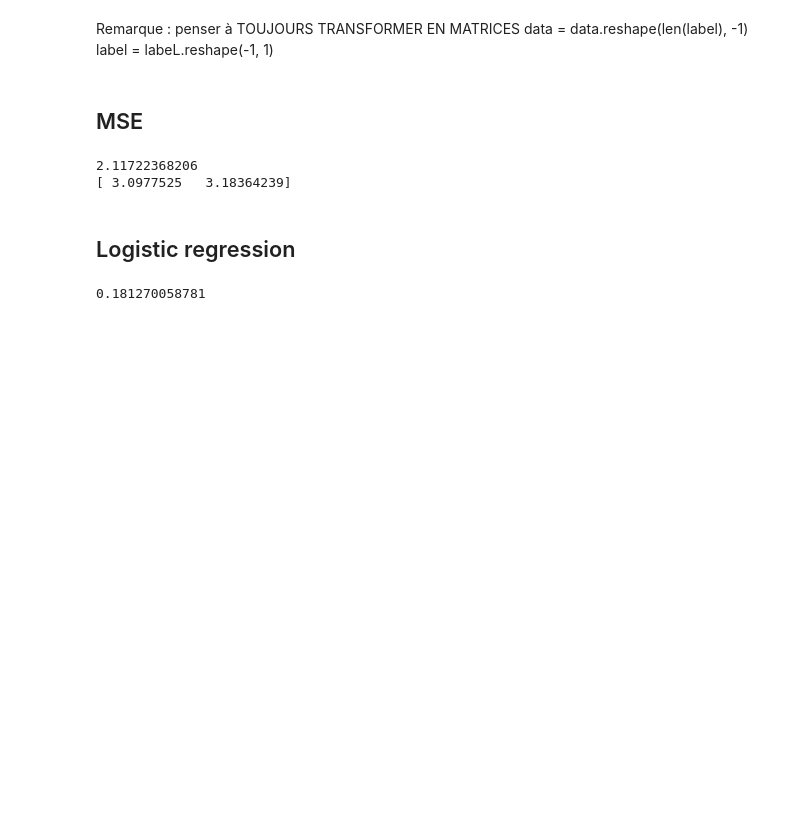
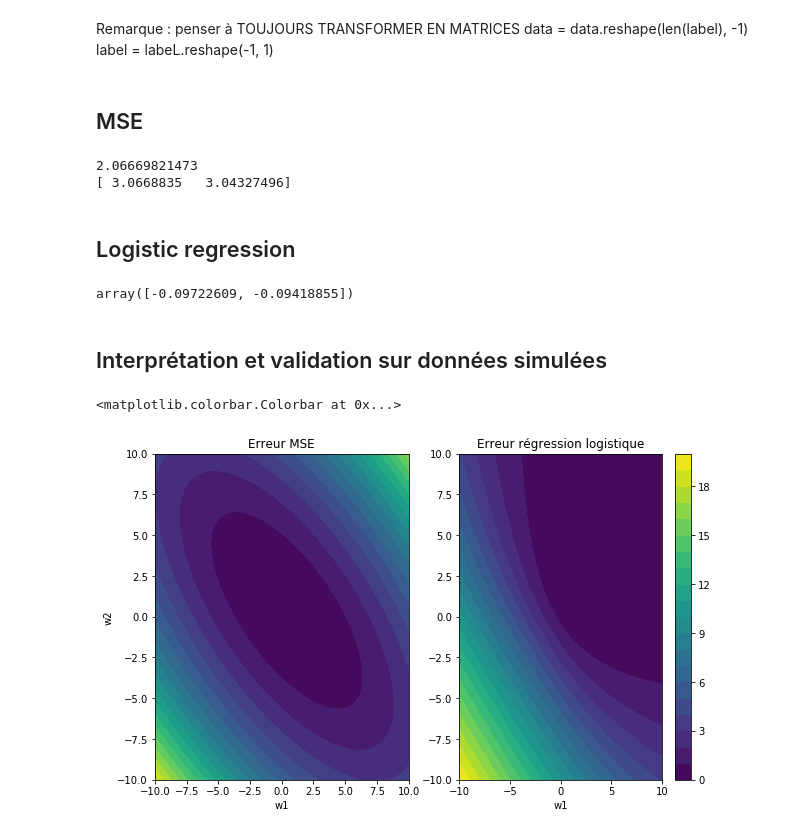
Before and after one commit to PierreBoyeau/classification-gradient_descend, a Jupyter notebook: gradient_classiefiers.ipynb, the cells around one changed output. Drawn from its saved outputs; the diff is of its cells as text; code cells hidden in the pictures; blank space fills up the shorter version.

```diff
--- a/gradient_classiefiers.ipynb
+++ b/gradient_classiefiers.ipynb
@@ -350,8 +357,8 @@ def grad_mse(w, data, label):
     return np.dot(2*data.T, vec) / len(label)
 # %%
 # Tests
-data = xgentest
-label = ygentest
+data = xgentrain
+label = ygentrain
 n,d = np.shape(xgentest)
 w = np.ones(d)
 data = data.reshape((len(label),-1))
@@ -360,8 +367,8 @@ label = label.reshape(-1)
 print(mse(w, data, label))
 print(grad_mse(w, data, label))
 # %% [output]
-2.11722368206
-[ 3.0977525   3.18364239]
+2.06669821473
+[ 3.0668835   3.04327496]
 # %% [markdown]
 ## Logistic regression
 # %%
@@ -379,15 +392,0 @@ def grad_reglog(w, data, label):
-# %%
-# Tests
-data = xgentest
-label = ygentest
-n,d = np.shape(xgentest)
-w = np.ones(d)
-data = data.reshape((len(label),-1))
-label = label.reshape(-1)
-reg = np.dot(data, w)
-cost = np.log(1+np.exp(np.multiply(-label, reg)))
-np.sum(cost)
-print(reglog(w, data, label))
-# print(grad_mse(w, data, label))
-# %% [output]
-0.181270058781
@@ -397,0 +393,36 @@ datab[:, 1:] = data
+# %%
+# # Tests
+# print(reglog(w, data, label))
+# print(grad_mse(w, data, label))
+
+grad_reglog(w, data, label)
+# %% [output]
+array([-0.09722609, -0.09418855])
+# %% [markdown]
+## Interprétation et validation sur données simulées
+# %%
+w1, w2 = np.mgrid[-10:10:100j, -10:10:100j]
+err_mse = np.zeros((100,100))
+err_reglog = np.zeros((100, 100))
+for i in range(100):
+    for j in range(100):
+        wij = np.array([w1[i, j], w2[i, j]])
+        err_mse[i, j] = mse(wij, data, label)
+        err_reglog[i, j] = reglog(wij, data, label)
+
+# Displaying 2 cost functions
+plt.figure(1, figsize=(10, 6))
+plt.subplot(1,2,1)
+plt.contourf(w1, w2, err_mse, 20)
+plt.xlabel('w1')
+plt.ylabel('w2')
+plt.title('Erreur MSE')
+
+plt.subplot(1,2,2)
+plt.contourf(w1, w2, err_reglog, 20)
+plt.xlabel('w1')
+plt.title('Erreur régression logistique')
+plt.colorbar()
+# %% [output]
+<matplotlib.colorbar.Colorbar at 0x...>
+[figure, added]
```
Also changed, not shown: parts of 18 cells of this notebook.
